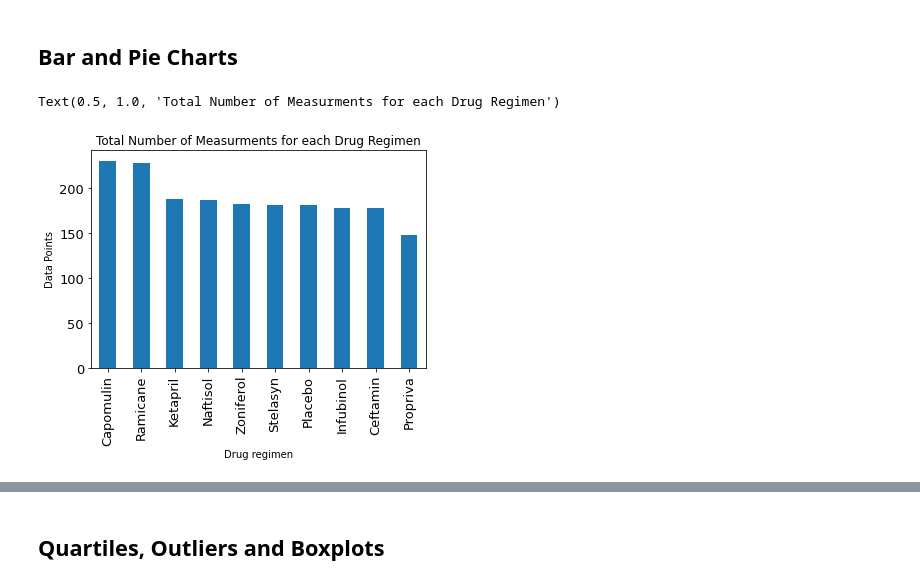
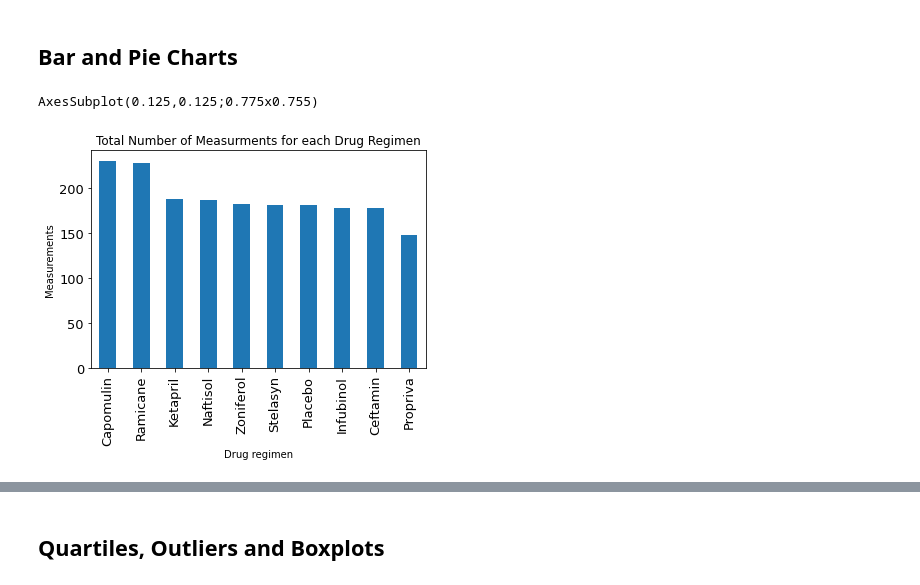
Before and after one commit to kndrsh/Mathplotlib-Challenge, a Jupyter notebook: Pymaceuticals/pymaceuticals_starter.ipynb, the cells around one changed output, grey strips where cells are left out. Cells and saved outputs as stored; diff of their text form; code cells hidden in the pictures.

Commit message:
Updated bar and pie plots

```diff
--- a/Pymaceuticals/pymaceuticals_starter.ipynb
+++ b/Pymaceuticals/pymaceuticals_starter.ipynb
@@ -130,16 +131,18 @@ Name: Tumor Volume (mm3), dtype: float64
 # %%
 # Generate a bar plot showing the total number of measurements taken on each drug regimen using pandas.
 
 total_measurements = clean_df["Drug Regimen"].value_counts().plot.bar( fontsize = 13)
 
 # Data Bar Levels
 
 total_measurements.set_xlabel("Drug regimen")
-total_measurements.set_ylabel("Data Points")
+total_measurements.set_ylabel("Measurements")
 total_measurements.set_title("Total Number of Measurments for each Drug Regimen")
+
+print(total_measurements)
 # %% [output]
-Text(0.5, 1.0, 'Total Number of Measurments for each Drug Regimen')
+AxesSubplot(0.125,0.125;0.775x0.755)
-[figure, old version]
+[figure, new version]
 # %%
 # Generate a bar plot showing the total number of measurements taken on each drug regimen using pyplot.
 total_measurements = clean_df["Drug Regimen"].value_counts()
```
Also changed, not shown: parts of 5 cells of this notebook.
